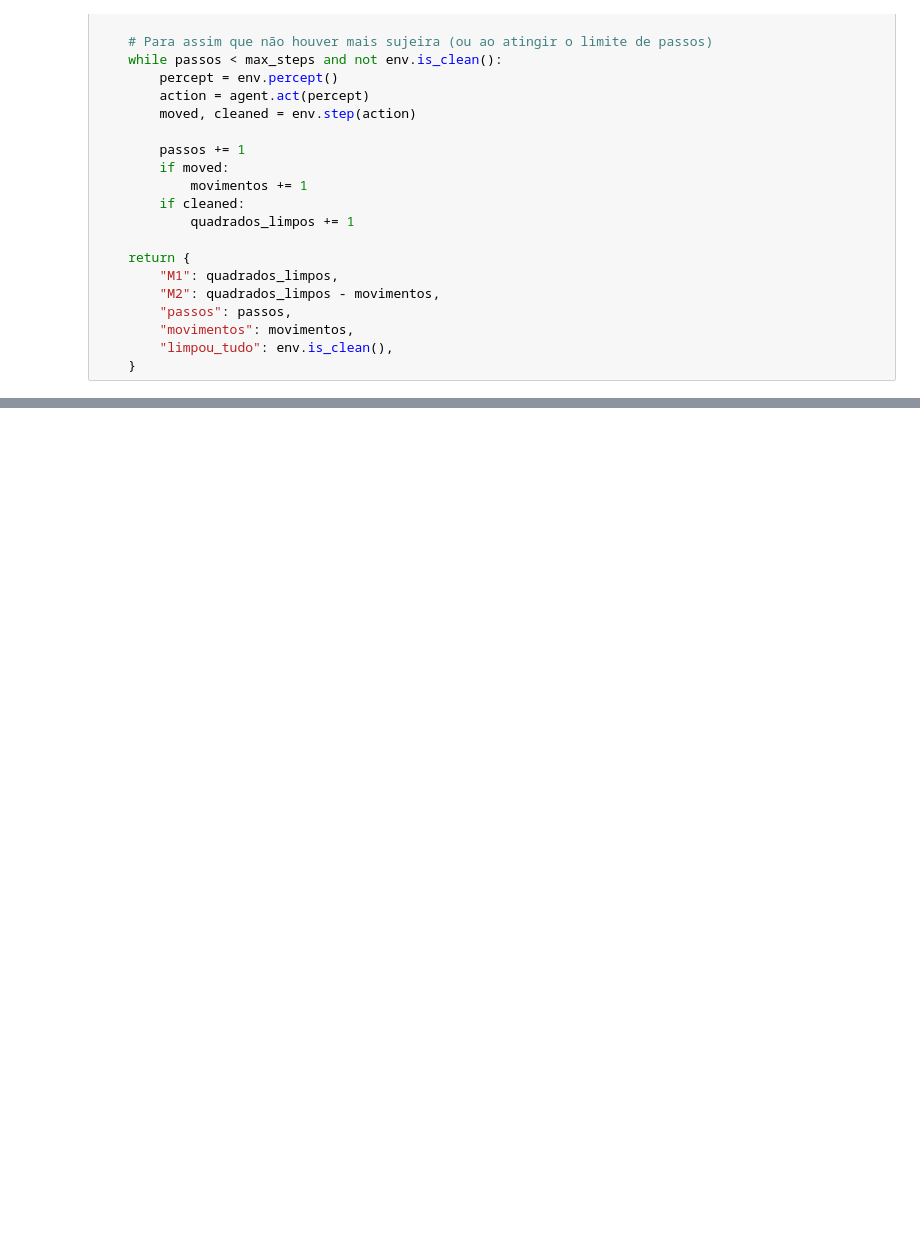
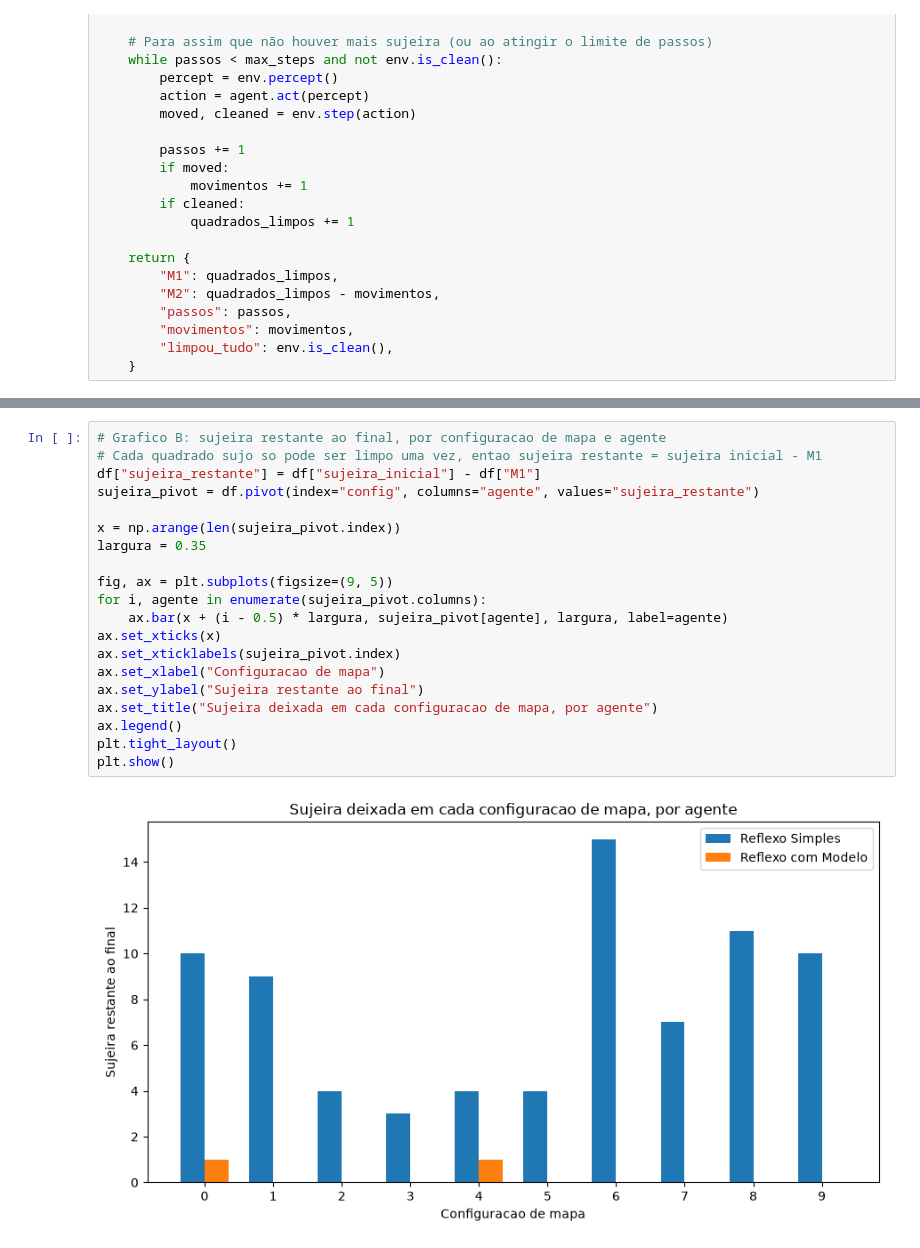
Before and after one commit to J0Vict0r/IC-Projeto1, a Jupyter notebook: avaliacao_agentes_aspirador.ipynb, the cells around one changed output, grey strips where cells are left out. Cells and saved outputs as stored; diff of their text form; blank space fills up the shorter version.

```diff
--- a/avaliacao_agentes_aspirador.ipynb
+++ b/avaliacao_agentes_aspirador.ipynb
@@ -356,0 +410,22 @@ plt.show()
+# %%
+# Grafico B: sujeira restante ao final, por configuracao de mapa e agente
+# Cada quadrado sujo so pode ser limpo uma vez, entao sujeira restante = sujeira inicial - M1
+df["sujeira_restante"] = df["sujeira_inicial"] - df["M1"]
+sujeira_pivot = df.pivot(index="config", columns="agente", values="sujeira_restante")
+
+x = np.arange(len(sujeira_pivot.index))
+largura = 0.35
+
+fig, ax = plt.subplots(figsize=(9, 5))
+for i, agente in enumerate(sujeira_pivot.columns):
+    ax.bar(x + (i - 0.5) * largura, sujeira_pivot[agente], largura, label=agente)
+ax.set_xticks(x)
+ax.set_xticklabels(sujeira_pivot.index)
+ax.set_xlabel("Configuracao de mapa")
+ax.set_ylabel("Sujeira restante ao final")
+ax.set_title("Sujeira deixada em cada configuracao de mapa, por agente")
+ax.legend()
+plt.tight_layout()
+plt.show()
+# %% [output]
+[figure, added]
```
Also changed, not shown: parts of 7 cells of this notebook, 2 other files.
